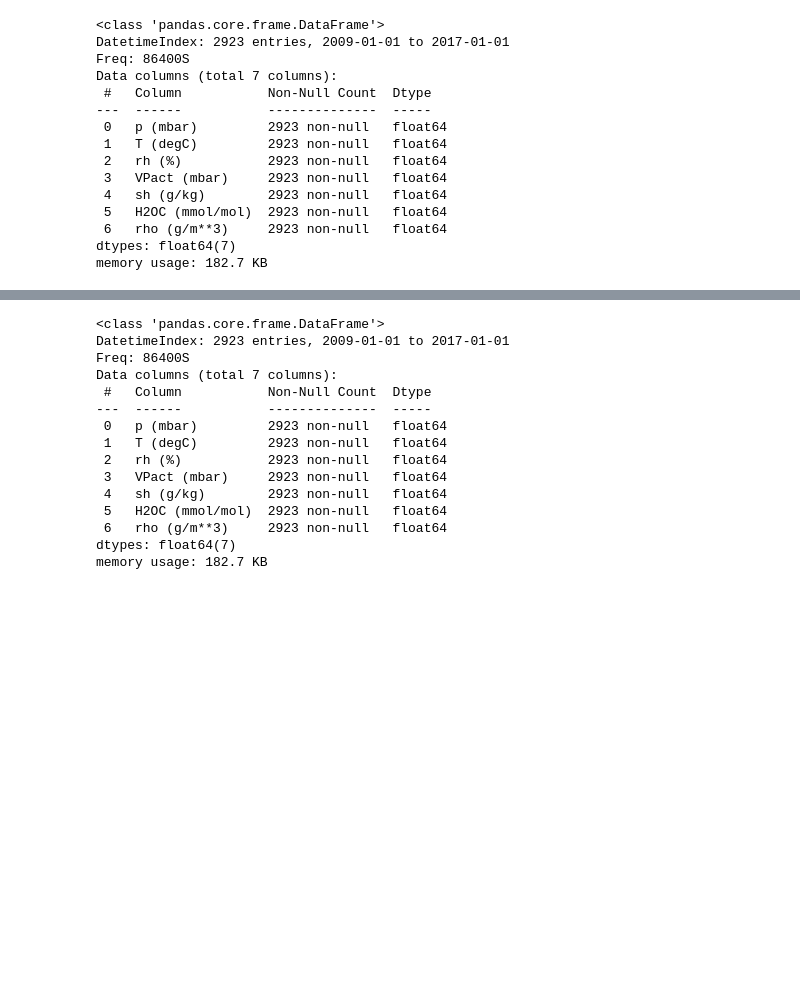
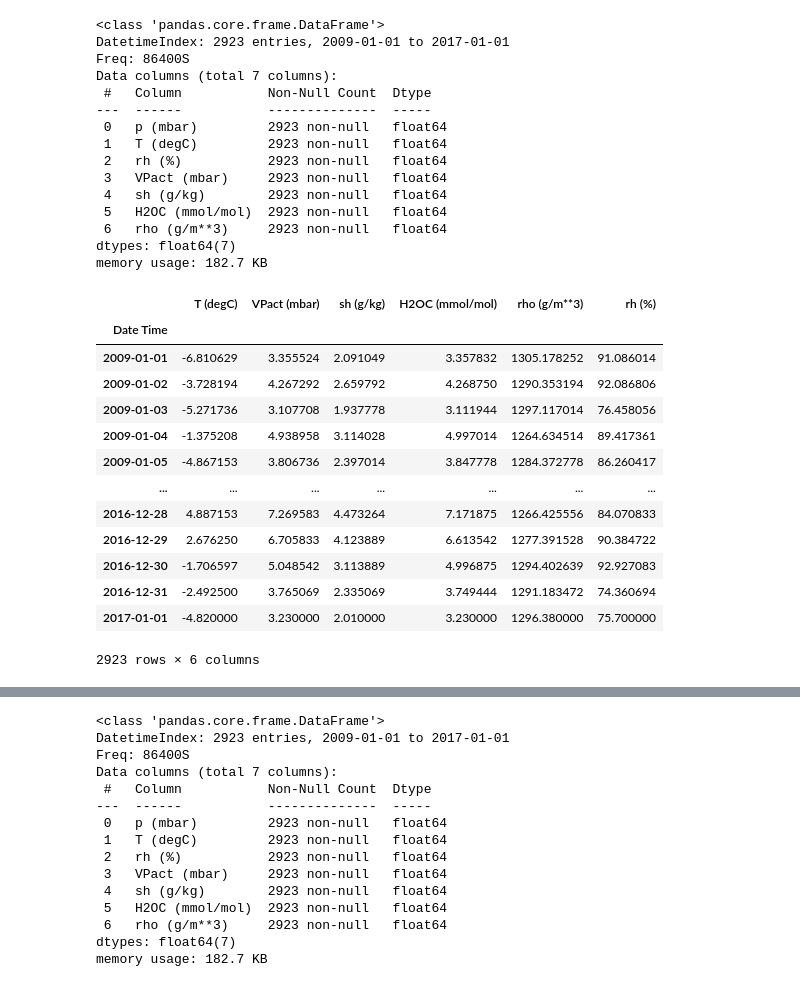
Before and after one commit to alessiosavi/TimeSeries-BoilerCode, a Jupyter notebook: Tensorflow_MultiVariate_FeatureSelection.ipynb, the cells around one changed output, grey strips where cells are left out. Cells and saved outputs as stored; diff of their text form; code cells hidden in the pictures; blank space fills up the shorter version.

```diff
--- a/Tensorflow_MultiVariate_FeatureSelection.ipynb
+++ b/Tensorflow_MultiVariate_FeatureSelection.ipynb
@@ -102,2 +111,19 @@ from tsfresh.feature_extraction import ComprehensiveFCParameters
 # %%
 X_filtered = select_features(df, df["T (degC)"].values,n_jobs=7,show_warnings=True)
+# %%
+X_filtered
+# %% [output]
+|  | T (degC) | VPact (mbar) | sh (g/kg) | H2OC (mmol/mol) | rho (g/m**3) | rh (%) |
+| Date Time |  |  |  |  |  |  |
+| 2009-01-01 | -6.810629 | 3.355524 | 2.091049 | 3.357832 | 1305.178252 | 91.086014 |
+| 2009-01-02 | -3.728194 | 4.267292 | 2.659792 | 4.268750 | 1290.353194 | 92.086806 |
+| 2009-01-03 | -5.271736 | 3.107708 | 1.937778 | 3.111944 | 1297.117014 | 76.458056 |
+| 2009-01-04 | -1.375208 | 4.938958 | 3.114028 | 4.997014 | 1264.634514 | 89.417361 |
+| 2009-01-05 | -4.867153 | 3.806736 | 2.397014 | 3.847778 | 1284.372778 | 86.260417 |
+| ... | ... | ... | ... | ... | ... | ... |
+| 2016-12-28 | 4.887153 | 7.269583 | 4.473264 | 7.171875 | 1266.425556 | 84.070833 |
+| 2016-12-29 | 2.676250 | 6.705833 | 4.123889 | 6.613542 | 1277.391528 | 90.384722 |
+| 2016-12-30 | -1.706597 | 5.048542 | 3.113889 | 4.996875 | 1294.402639 | 92.927083 |
+| 2016-12-31 | -2.492500 | 3.765069 | 2.335069 | 3.749444 | 1291.183472 | 74.360694 |
+| 2017-01-01 | -4.820000 | 3.230000 | 2.010000 | 3.230000 | 1296.380000 | 75.700000 |
+2923 rows × 6 columns
```
Also changed, not shown: parts of 11 cells of this notebook, 1 other file.
